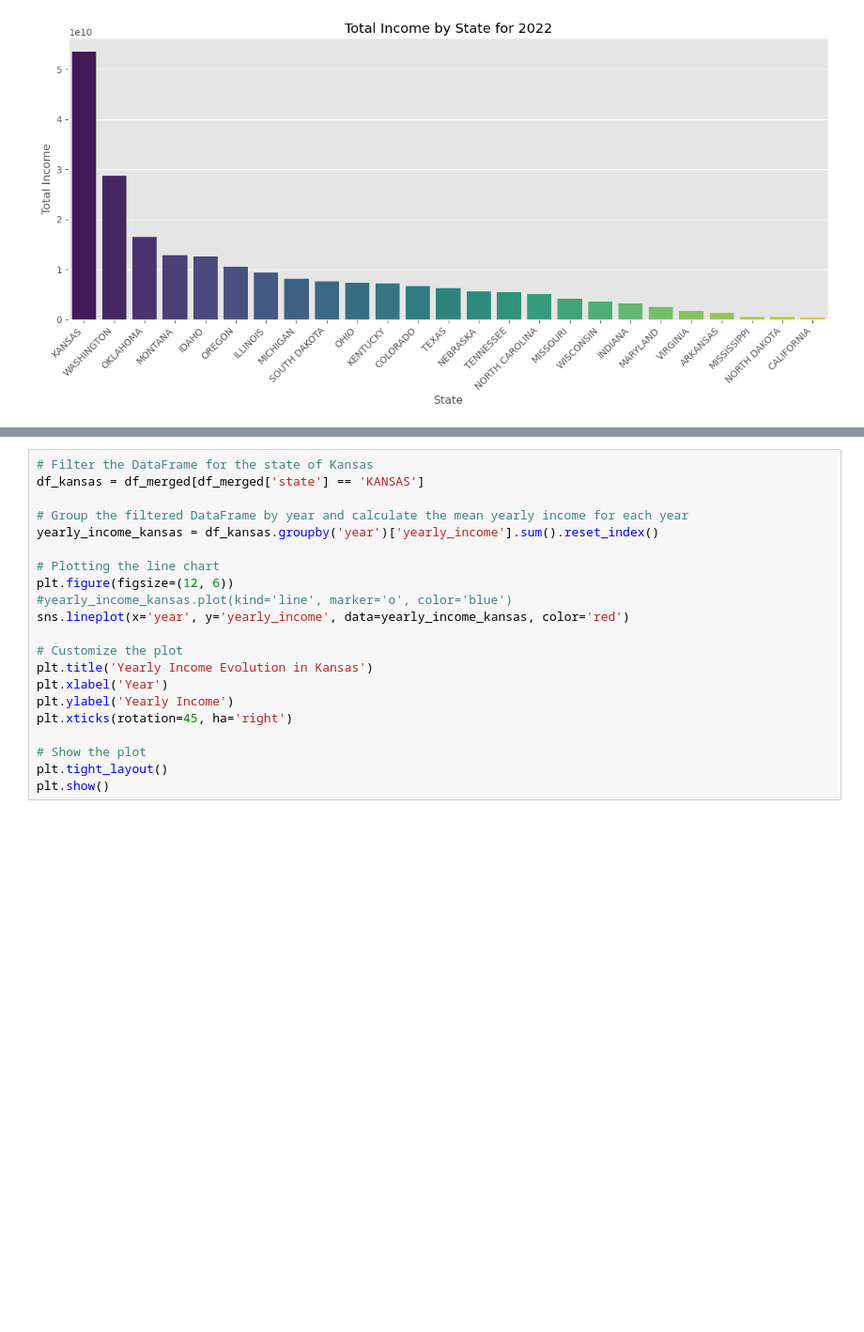
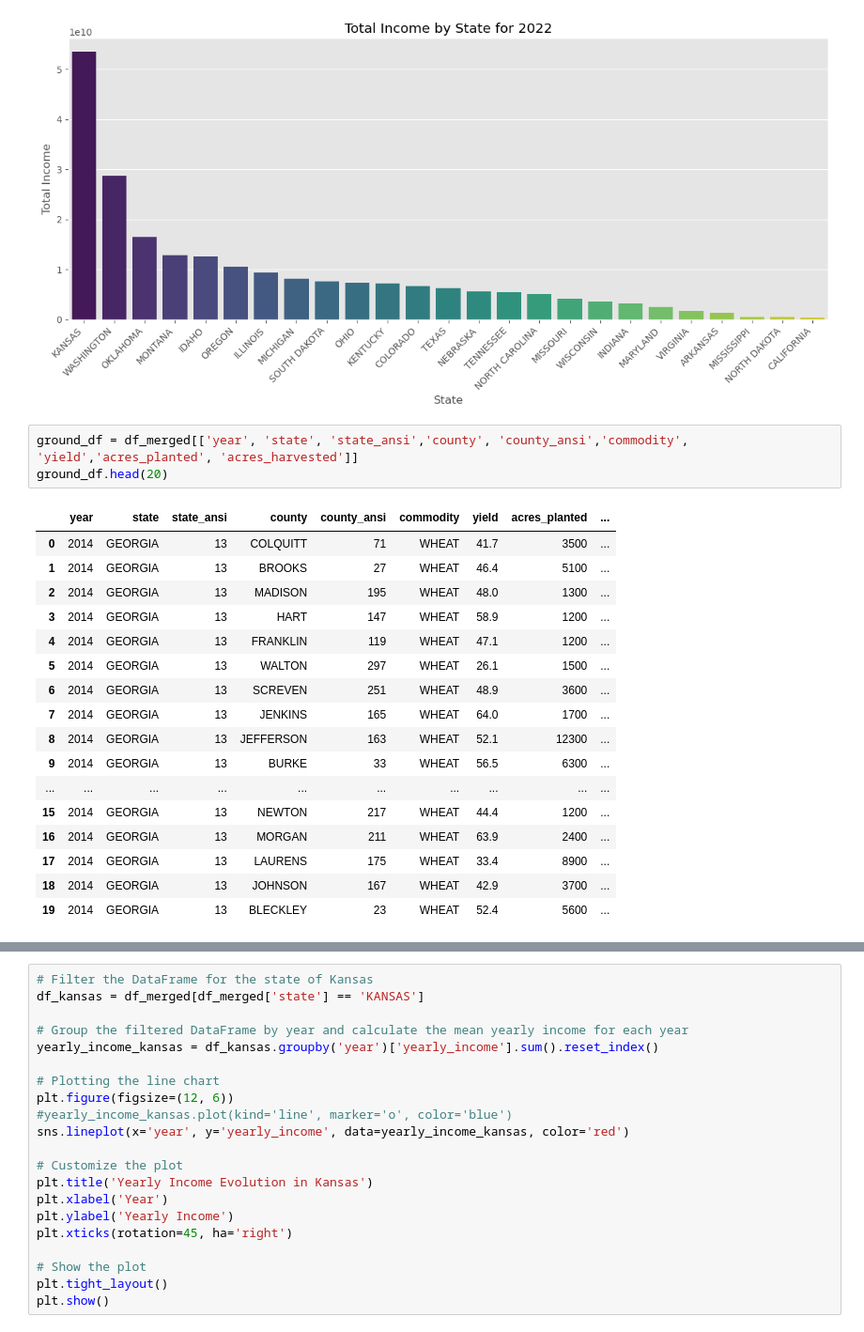
Before and after one commit to abdeleatifi/predict_farm_performance, a Jupyter notebook: Farm_Clustring_EDA.ipynb, the cells around one changed output, grey strips where cells are left out. Shown at 94% size. Drawn from its saved outputs; the diff is of its cells as text; blank space fills up the shorter version.

```diff
--- a/Farm_Clustring_EDA.ipynb
+++ b/Farm_Clustring_EDA.ipynb
@@ -320,5 +365,26 @@ plt.tight_layout()
 plt.show()
 # %% [output]
 [figure]
+# %%
+ground_df = df_merged[['year', 'state', 'state_ansi','county', 'county_ansi','commodity', 'yield','acres_planted', 'acres_harvested']]
+ground_df.head(20)
+# %% [output]
+|  | year | state | state_ansi | county | county_ansi | commodity | yield | acres_planted | ... |
+| 0 | 2014 | GEORGIA | 13 | COLQUITT | 71 | WHEAT | 41.7 | 3500 | ... |
+| 1 | 2014 | GEORGIA | 13 | BROOKS | 27 | WHEAT | 46.4 | 5100 | ... |
+| 2 | 2014 | GEORGIA | 13 | MADISON | 195 | WHEAT | 48.0 | 1300 | ... |
+| 3 | 2014 | GEORGIA | 13 | HART | 147 | WHEAT | 58.9 | 1200 | ... |
+| 4 | 2014 | GEORGIA | 13 | FRANKLIN | 119 | WHEAT | 47.1 | 1200 | ... |
+| 5 | 2014 | GEORGIA | 13 | WALTON | 297 | WHEAT | 26.1 | 1500 | ... |
+| 6 | 2014 | GEORGIA | 13 | SCREVEN | 251 | WHEAT | 48.9 | 3600 | ... |
+| 7 | 2014 | GEORGIA | 13 | JENKINS | 165 | WHEAT | 64.0 | 1700 | ... |
+| 8 | 2014 | GEORGIA | 13 | JEFFERSON | 163 | WHEAT | 52.1 | 12300 | ... |
+| 9 | 2014 | GEORGIA | 13 | BURKE | 33 | WHEAT | 56.5 | 6300 | ... |
+| ... | ... | ... | ... | ... | ... | ... | ... | ... | ... |
+| 15 | 2014 | GEORGIA | 13 | NEWTON | 217 | WHEAT | 44.4 | 1200 | ... |
+| 16 | 2014 | GEORGIA | 13 | MORGAN | 211 | WHEAT | 63.9 | 2400 | ... |
+| 17 | 2014 | GEORGIA | 13 | LAURENS | 175 | WHEAT | 33.4 | 8900 | ... |
+| 18 | 2014 | GEORGIA | 13 | JOHNSON | 167 | WHEAT | 42.9 | 3700 | ... |
+| 19 | 2014 | GEORGIA | 13 | BLECKLEY | 23 | WHEAT | 52.4 | 5600 | ... |
 # %%
 # Group the data by year and state, and calculate the mean yearly income for each combination
```
Also changed, not shown: parts of 6 cells of this notebook, 8 other files.
